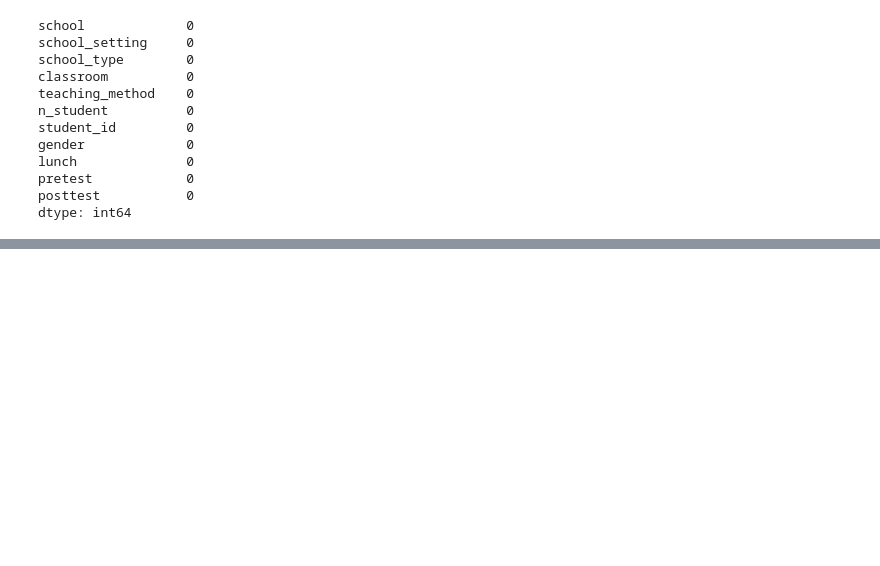
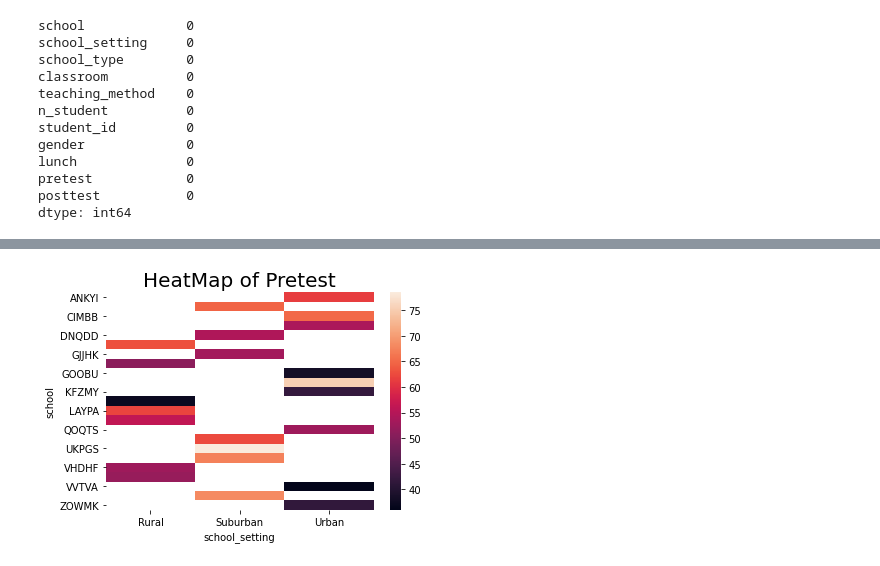
Before and after one commit to escortKwon/IndividualProjects_for_Portfolio, a Jupyter notebook: Test Scores/Test Scores.ipynb, the cells around one changed output, grey strips where cells are left out. Cells and saved outputs as stored; diff of their text form; code cells hidden in the pictures; blank space fills up the shorter version.

```diff
--- a/Test Scores/Test Scores.ipynb
+++ b/Test Scores/Test Scores.ipynb
@@ -69,0 +259,3 @@ NameError: name 'scores' is not defined
+# %%
+scores_pivot_pretest = scores_groupby.pivot('school', 'school_setting', 'pretest')
+scores_pivot_pretest
@@ -69,0 +281,9 @@ NameError: name 'scores' is not defined
+# %%
+# Heatmap by seaborn
+
+ax = sns.heatmap(scores_pivot_pretest)
+plt.title('HeatMap of Pretest', fontsize=20)
+
+plt.show()
+# %% [output]
+[figure, added]
```
Also changed, not shown: parts of 18 cells of this notebook, 2 other files.
